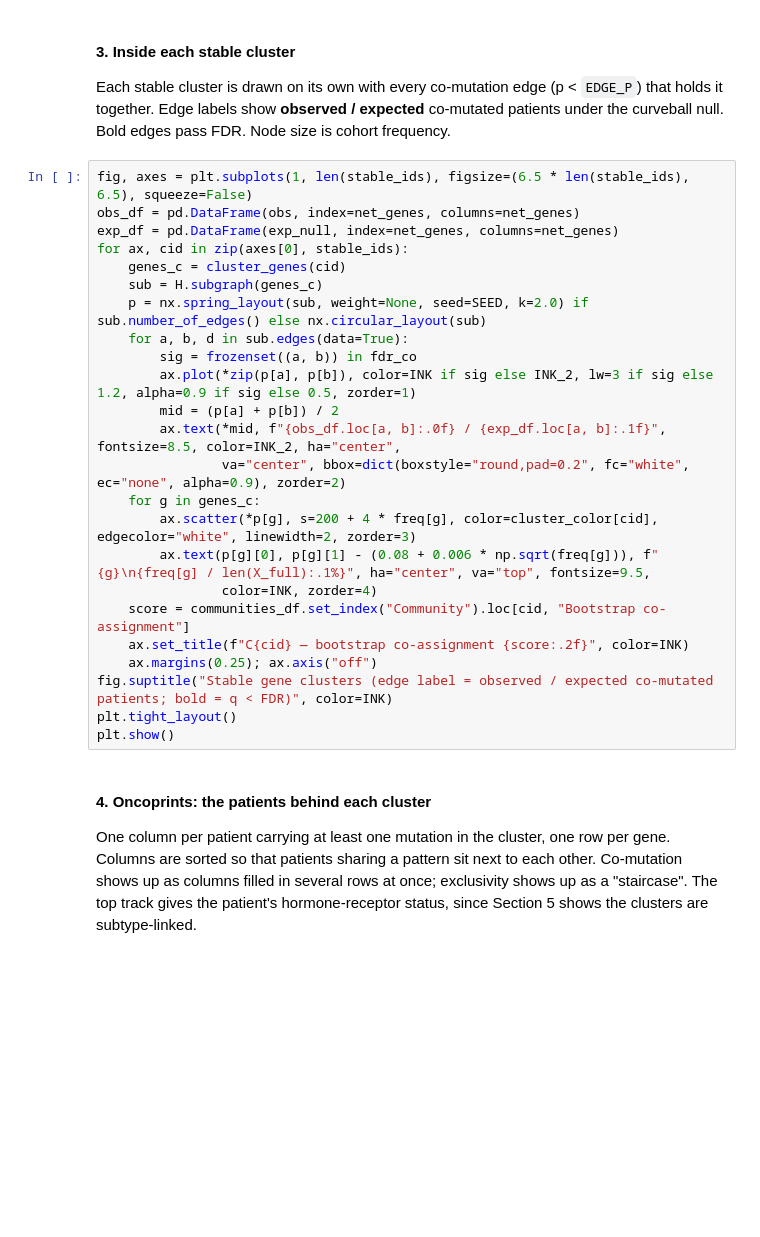
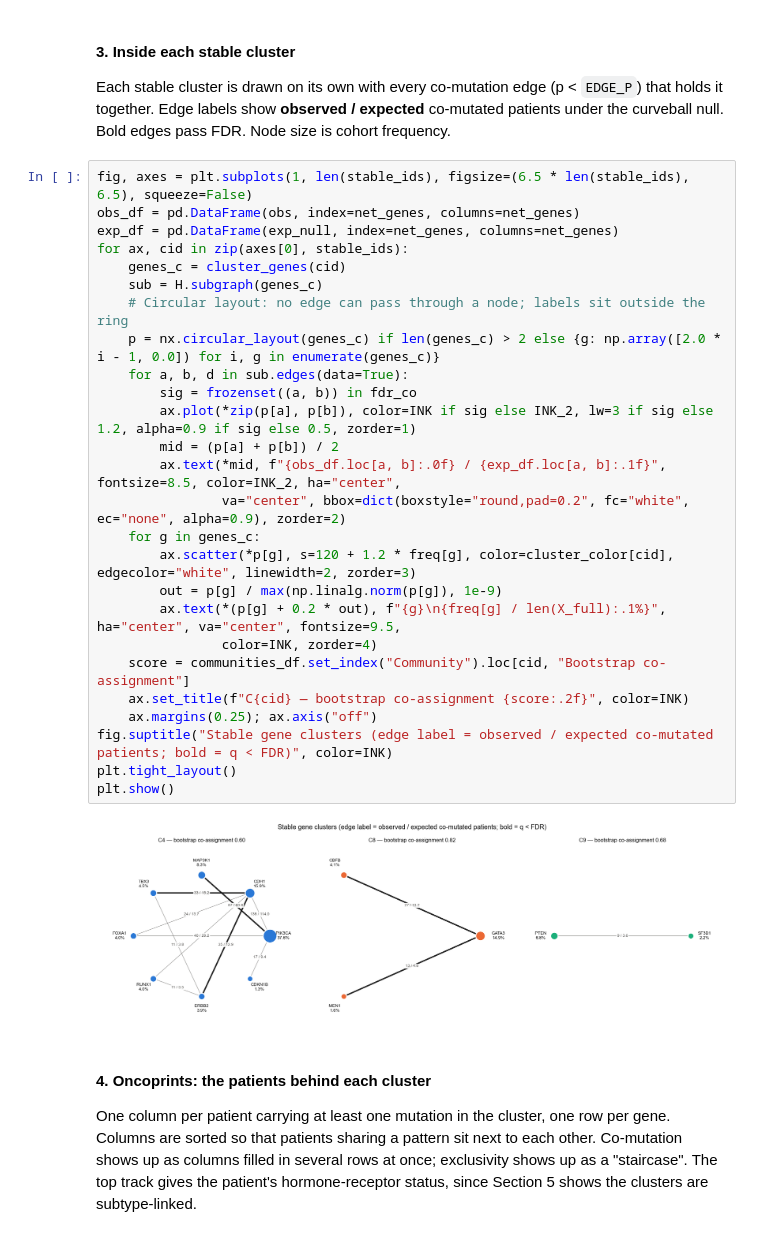
Before and after one commit to mentatpsi/RandomizedCancerGenomics, a Jupyter notebook: Social Cluster Recommendation Engine.ipynb, the cells around one changed output. Cells and saved outputs as stored; diff of their text form; blank space fills up the shorter version.

```diff
--- a/Social Cluster Recommendation Engine.ipynb
+++ b/Social Cluster Recommendation Engine.ipynb
@@ -668,27 +670,31 @@ Each stable cluster is drawn on its own with every co-mutation edge (p < `EDGE_P
 # %%
 fig, axes = plt.subplots(1, len(stable_ids), figsize=(6.5 * len(stable_ids), 6.5), squeeze=False)
 obs_df = pd.DataFrame(obs, index=net_genes, columns=net_genes)
 exp_df = pd.DataFrame(exp_null, index=net_genes, columns=net_genes)
 for ax, cid in zip(axes[0], stable_ids):
     genes_c = cluster_genes(cid)
     sub = H.subgraph(genes_c)
-    p = nx.spring_layout(sub, weight=None, seed=SEED, k=2.0) if sub.number_of_edges() else nx.circular_layout(sub)
+    # Circular layout: no edge can pass through a node; labels sit outside the ring
+    p = nx.circular_layout(genes_c) if len(genes_c) > 2 else {g: np.array([2.0 * i - 1, 0.0]) for i, g in enumerate(genes_c)}
     for a, b, d in sub.edges(data=True):
         sig = frozenset((a, b)) in fdr_co
         ax.plot(*zip(p[a], p[b]), color=INK if sig else INK_2, lw=3 if sig else 1.2, alpha=0.9 if sig else 0.5, zorder=1)
         mid = (p[a] + p[b]) / 2
         ax.text(*mid, f"{obs_df.loc[a, b]:.0f} / {exp_df.loc[a, b]:.1f}", fontsize=8.5, color=INK_2, ha="center",
                 va="center", bbox=dict(boxstyle="round,pad=0.2", fc="white", ec="none", alpha=0.9), zorder=2)
     for g in genes_c:
-        ax.scatter(*p[g], s=200 + 4 * freq[g], color=cluster_color[cid], edgecolor="white", linewidth=2, zorder=3)
-        ax.text(p[g][0], p[g][1] - (0.08 + 0.006 * np.sqrt(freq[g])), f"{g}\n{freq[g] / len(X_full):.1%}", ha="center", va="top", fontsize=9.5,
+        ax.scatter(*p[g], s=120 + 1.2 * freq[g], color=cluster_color[cid], edgecolor="white", linewidth=2, zorder=3)
+        out = p[g] / max(np.linalg.norm(p[g]), 1e-9)
+        ax.text(*(p[g] + 0.2 * out), f"{g}\n{freq[g] / len(X_full):.1%}", ha="center", va="center", fontsize=9.5,
                 color=INK, zorder=4)
     score = communities_df.set_index("Community").loc[cid, "Bootstrap co-assignment"]
     ax.set_title(f"C{cid} — bootstrap co-assignment {score:.2f}", color=INK)
     ax.margins(0.25); ax.axis("off")
 fig.suptitle("Stable gene clusters (edge label = observed / expected co-mutated patients; bold = q < FDR)", color=INK)
 plt.tight_layout()
 plt.show()
+# %% [output]
+[figure, added]
 # %% [markdown]
 #### 4. Oncoprints: the patients behind each cluster
 
```
Also changed, not shown: parts of 13 cells of this notebook.
